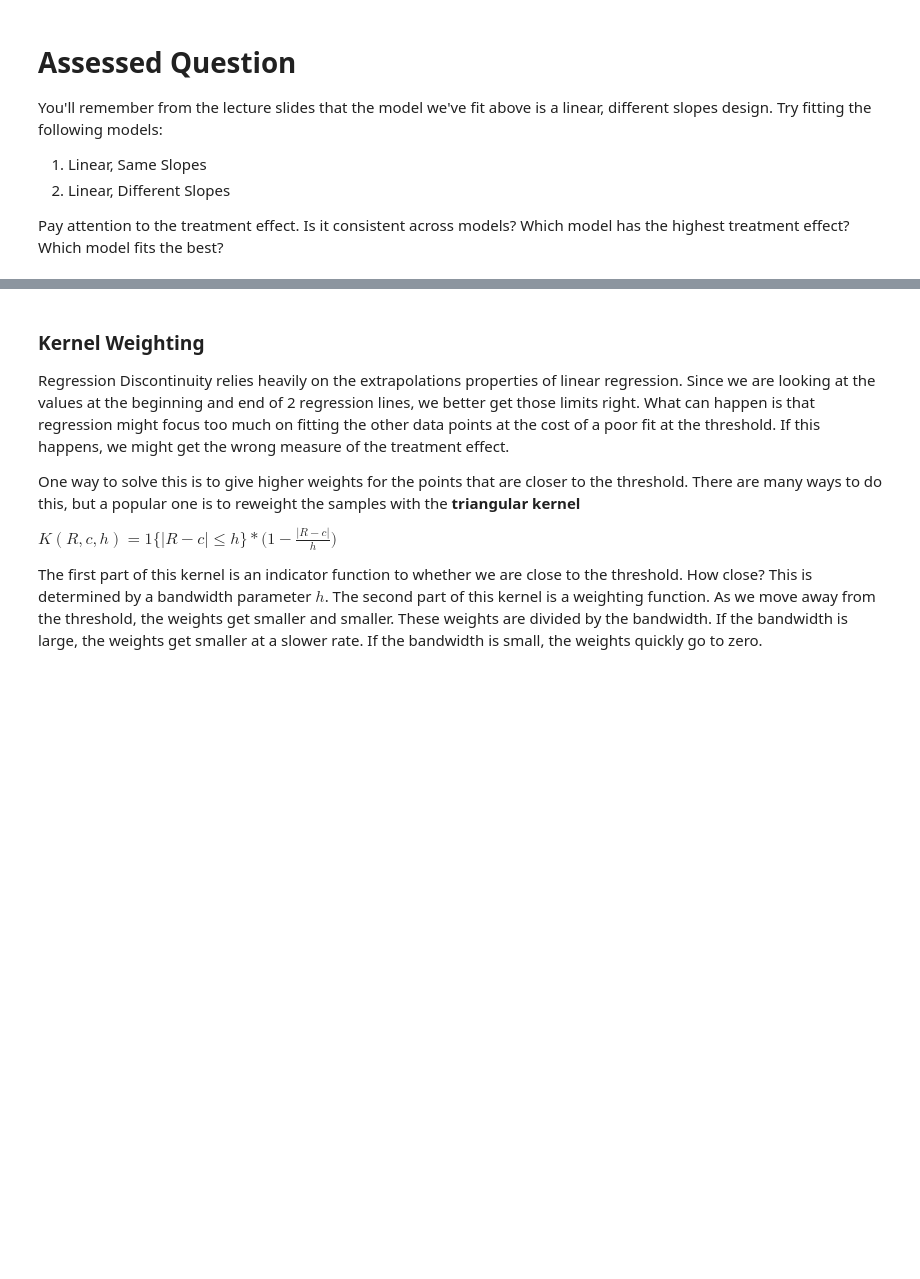
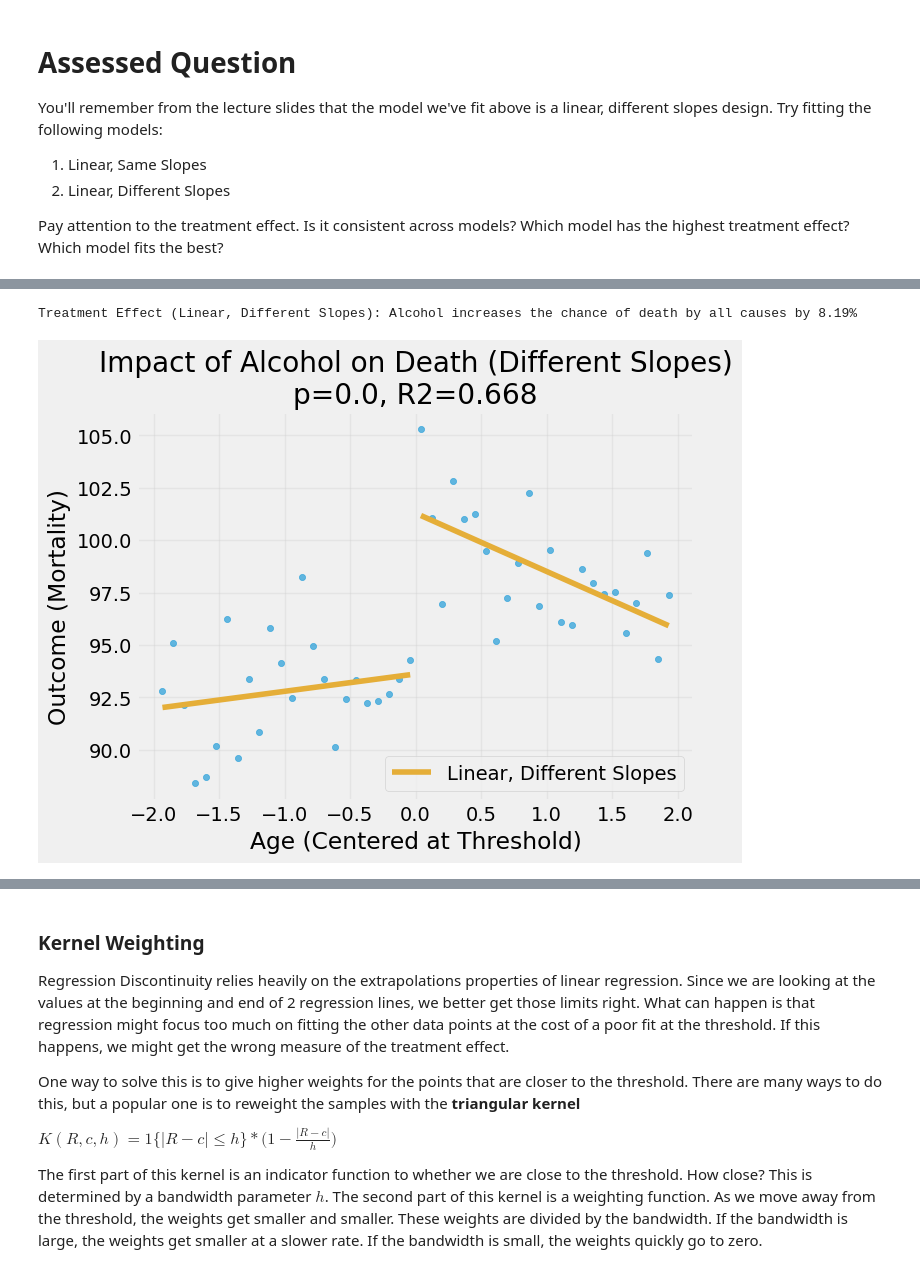
Before and after one commit to yihsun25/QM2, a Jupyter notebook: notebooks/W09. Regression Discontinuity.ipynb, the cells around one changed output, grey strips where cells are left out. Saved outputs shown, nothing was run; the diff lists cells and outputs as text; code cells hidden in the pictures; blank space fills up the shorter version.

```diff
--- a/notebooks/W09. Regression Discontinuity.ipynb
+++ b/notebooks/W09. Regression Discontinuity.ipynb
@@ -238,0 +293,6 @@ Pay attention to the treatment effect. Is it consistent across models? Which mod
+# %%
+# Model 2: Linear, Different Slopes
+model_different_slopes = smf.wls("all ~ agecell * threshold", rdd_df).fit()
+
+summary_different_slopes = model_different_slopes.summary()
+print(summary_different_slopes)
@@ -238,0 +317,30 @@ Pay attention to the treatment effect. Is it consistent across models? Which mod
+# %%
+ate_different_slopes = 100 * (
+    (model_different_slopes.params["threshold"] + model_different_slopes.params["Intercept"])
+    / model_different_slopes.params["Intercept"]
+    - 1
+)
+print("Treatment Effect (Linear, Different Slopes): Alcohol increases the chance of death by all causes by {}%".format(np.round(ate_different_slopes, 2)))
+# %% [output]
+Treatment Effect (Linear, Different Slopes): Alcohol increases the chance of death by all causes by 8.19%
+# %%
+ax_different_slopes = rdd_df.plot.scatter(x="agecell", y="all", color="C0", alpha=0.6)
+rdd_df.assign(predictions=model_different_slopes.fittedvalues).plot(
+    x="agecell",
+    y="predictions",
+    ax=ax_different_slopes,
+    color="C2",
+    label="Linear, Different Slopes",
+)
+plt.title(
+    f"Impact of Alcohol on Death (Different Slopes)\n"
+    f"p={np.round(model_different_slopes.pvalues['threshold'], 3)}, "
+    f"R2={np.round(model_different_slopes.rsquared, 3)}"
+)
+plt.xlabel("Age (Centered at Threshold)")
+plt.ylabel("Outcome (Mortality)")
+plt.legend()
+plt.grid(alpha=0.3)
+plt.show()
+# %% [output]
+[figure, added]
```
Also changed, not shown: parts of 8 cells of this notebook.
